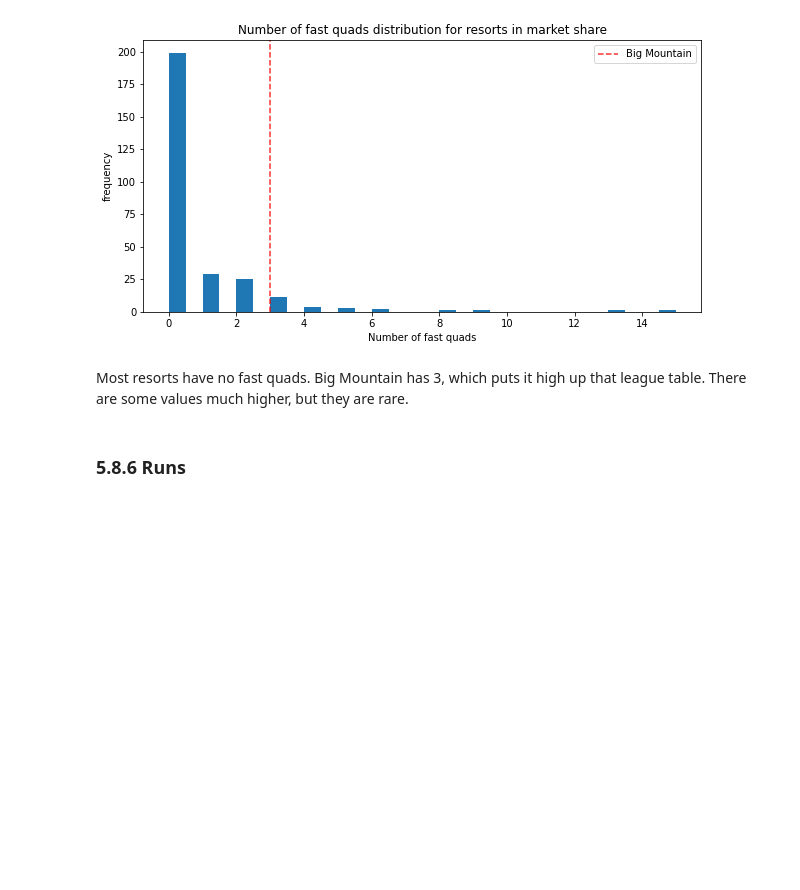
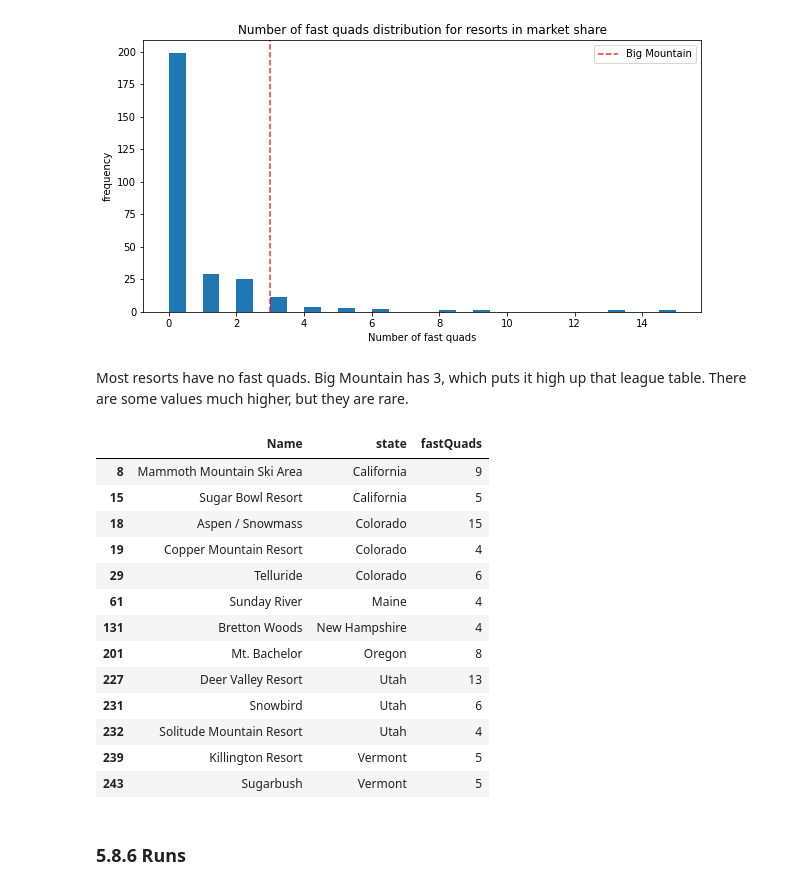
Before and after one commit to sanjaypatel16/DataScienceGCapstone, a Jupyter notebook: Notebooks/05_modeling.ipynb, the cells around one changed output. Saved outputs shown, nothing was run; the diff lists cells and outputs as text; code cells hidden in the pictures; blank space fills up the shorter version.

```diff
--- a/Notebooks/05_modeling.ipynb
+++ b/Notebooks/05_modeling.ipynb
@@ -234,6 +269,23 @@ plot_compare('fastQuads', 'Number of fast quads')
 [figure]
 # %% [markdown]
 Most resorts have no fast quads. Big Mountain has 3, which puts it high up that league table. There are some values  much higher, but they are rare.
+# %%
+ski_data.loc[ski_data.fastQuads > 3, ["Name", "state", "fastQuads"]]
+# %% [output]
+|  | Name | state | fastQuads |
+| 8 | Mammoth Mountain Ski Area | California | 9 |
+| 15 | Sugar Bowl Resort | California | 5 |
+| 18 | Aspen / Snowmass | Colorado | 15 |
+| 19 | Copper Mountain Resort | Colorado | 4 |
+| 29 | Telluride | Colorado | 6 |
+| 61 | Sunday River | Maine | 4 |
+| 131 | Bretton Woods | New Hampshire | 4 |
+| 201 | Mt. Bachelor | Oregon | 8 |
+| 227 | Deer Valley Resort | Utah | 13 |
+| 231 | Snowbird | Utah | 6 |
+| 232 | Solitude Mountain Resort | Utah | 4 |
+| 239 | Killington Resort | Vermont | 5 |
+| 243 | Sugarbush | Vermont | 5 |
 # %% [markdown]
 ### 5.8.6 Runs<a id='5.8.6_Runs'></a>
 # %%
```
Also changed, not shown: parts of 15 cells of this notebook.
